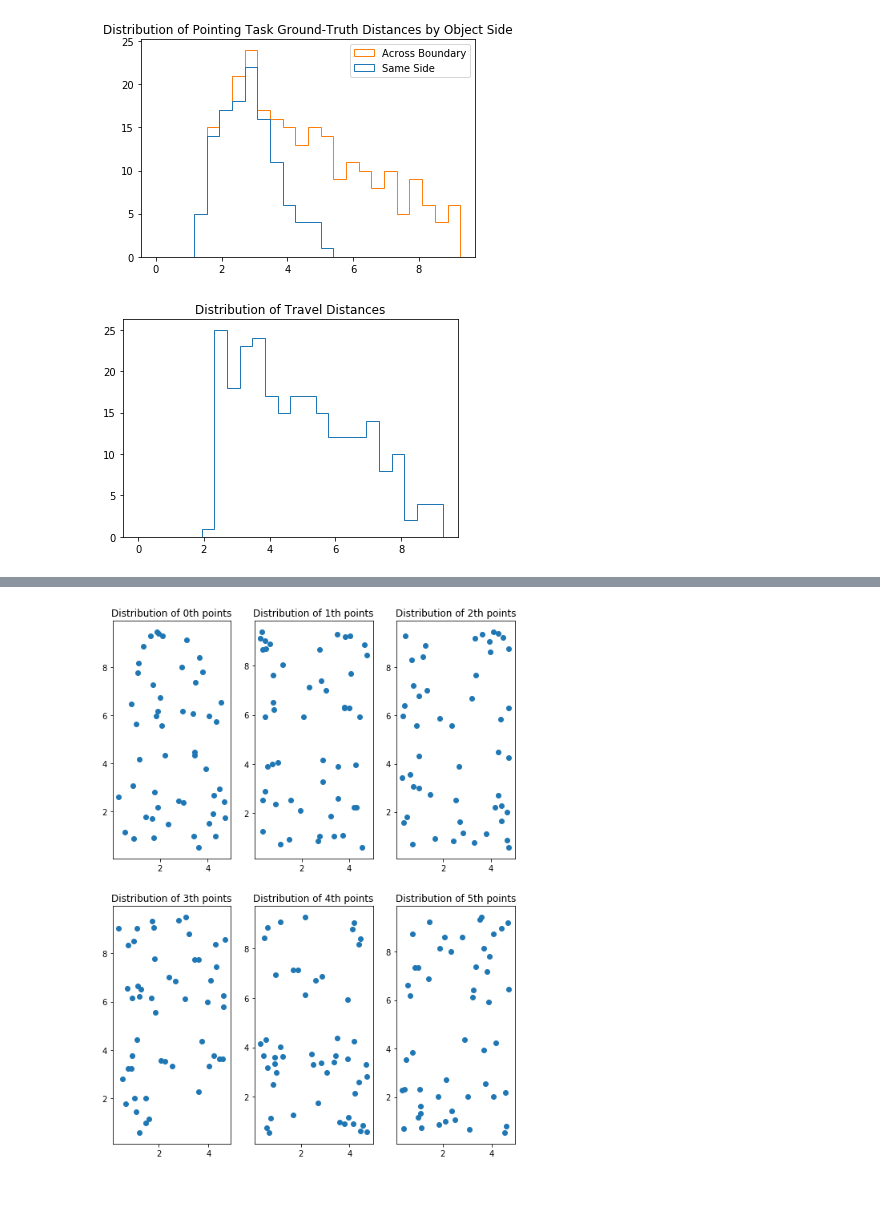
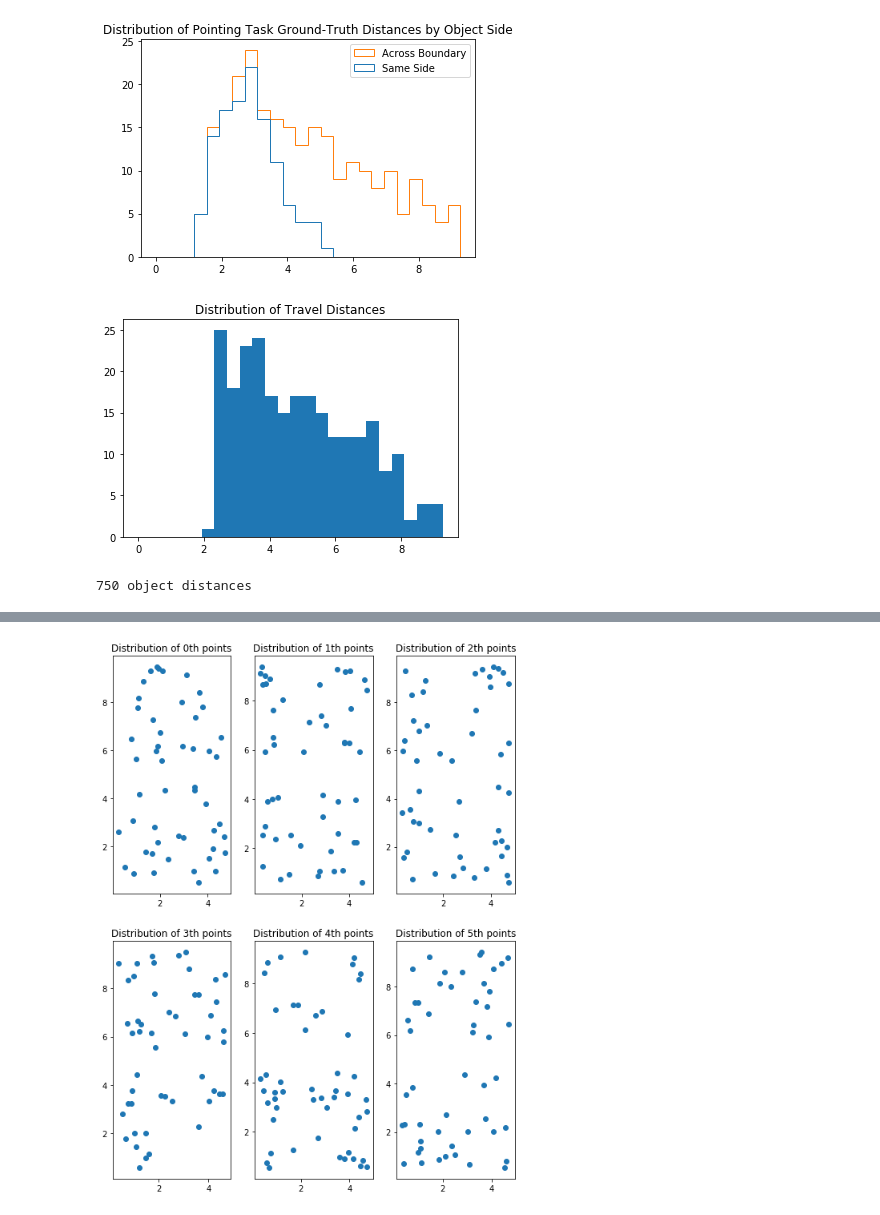
Before and after one commit to huffman-spatial-cognition-lab/Landmarks, a Jupyter notebook: pythonTrialConfiguration/v3.ipynb, the cells around one changed output, grey strips where cells are left out. Saved outputs shown, nothing was run; the diff lists cells and outputs as text; code cells hidden in the pictures.

Commit message:
static check: object distances

```diff
--- a/pythonTrialConfiguration/v3.ipynb
+++ b/pythonTrialConfiguration/v3.ipynb
@@ -145,8 +145,20 @@ for lay in layouts:
     for i in range(len(lay) - 1):
         td_all.append(lay[i].dist(lay[i+1]))
 # %%
-plt.hist(td_all, bins = 24, range = [0, max(td_all)] ,histtype='step')#, stacked=True)#, fill=False)
+plt.hist(td_all, bins = 24, range = [0, max(td_all)])
 plt.title("Distribution of Travel Distances")
 plt.show()
 # %% [output]
-[figure, old version]
+[figure, new version]
+# %%
+# Object Distance (OD)
+od_all = []
+
+for lay in layouts:
+    for i in range(len(lay)):
+        for j in range(i):
+            od_all.append(lay[i].dist(lay[j]))
+
+print(f"{len(od_all)} object distances")
+# %% [output]
+750 object distances
```
Also changed, not shown: parts of 1 cell of this notebook.
